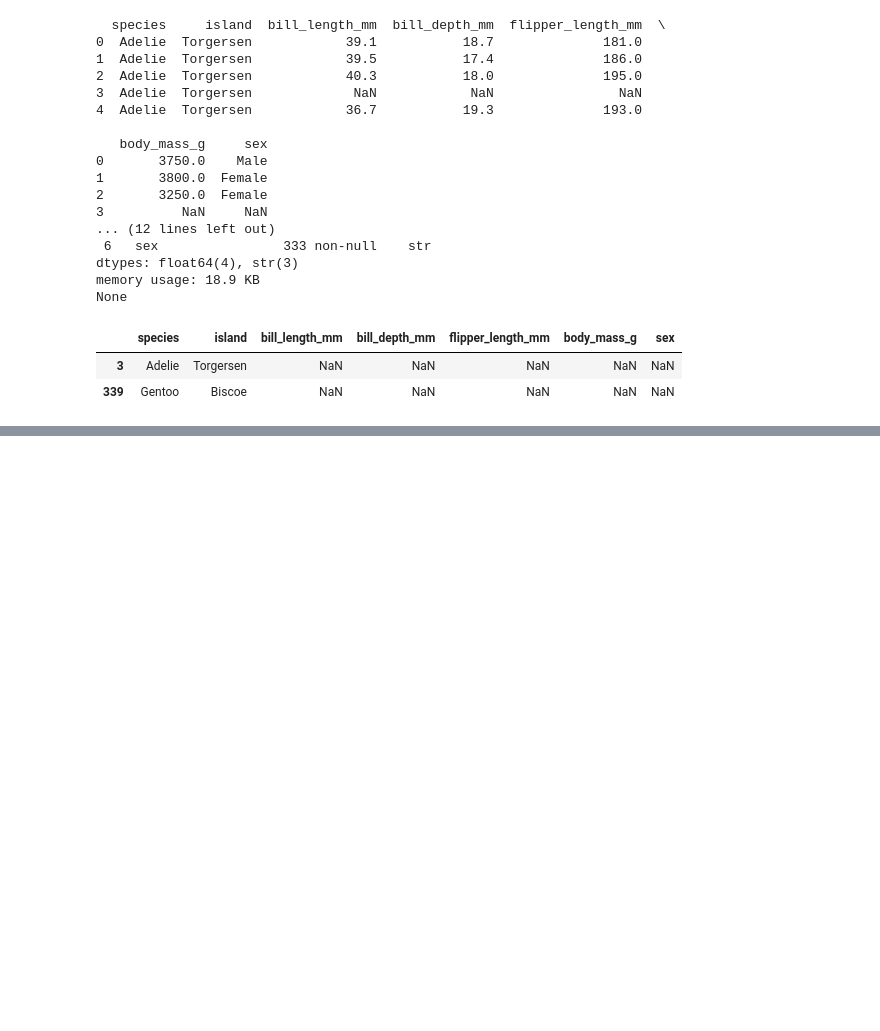
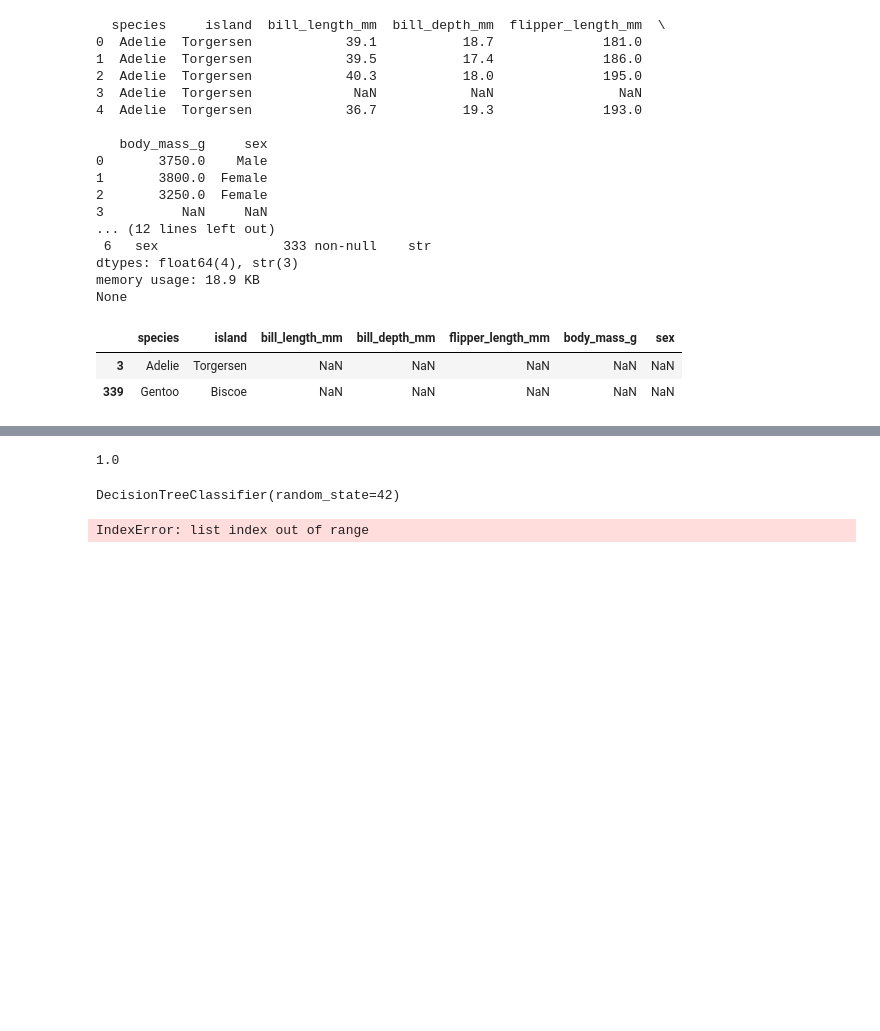
Before and after one commit to hw-coder92/Gwangju-AI-Academy, a Jupyter notebook: 07.머신러닝/지도학습/02.분류/02.KNN/펭귄데이터.ipynb, the cells around one changed output, grey strips where cells are left out. Drawn from its saved outputs; the diff is of its cells as text; code cells hidden in the pictures; blank space fills up the shorter version.

```diff
--- a/07.머신러닝/지도학습/02.분류/02.KNN/펭귄데이터.ipynb
+++ b/07.머신러닝/지도학습/02.분류/02.KNN/펭귄데이터.ipynb
@@ -77,0 +91,4 @@ df
+# %%
+df['sex'] = df['sex'].mode()[0]
+
+print(df)
@@ -77,0 +113,3 @@ df
+# %%
+le_sex = LabelEncoder()
+df['sex'] = le_sex.fit_transform(df['sex'])
@@ -77,0 +151,42 @@ df
+# %%
+model = KNeighborsClassifier(n_neighbors=5)
+
+model.fit(X_train,y_train)
+
+# 예측
+
+pred = model.predict(X_test)
+print(accuracy_score(y_test,pred))
+# %% [output]
+1.0
+# %%
+from sklearn.tree import DecisionTreeClassifier
+from sklearn.tree import DecisionTreeClassifier, plot_tree
+import matplotlib.pyplot as plt
+import pandas as pd
+
+model = DecisionTreeClassifier(random_state=42)  # 단점: 과적합
+
+X = df.drop(columns=['species'])
+y = df['species']
+
+model.fit(X,y)
+# %% [output]
+DecisionTreeClassifier(random_state=42)
+# %%
+plt.figure(figsize=(10, 6))
+
+plot_tree(
+    model,
+    # feature_names = X.columns,      # 컬럼명 표시
+    feature_names = ["bill_length_mm", "bill_depth_mm", "flipper_length_mm","body_mass_g"],
+    class_names=["No", "Yes"],    # 0,1 이름 변경
+    filled=True,                  # 색상
+    rounded=True,                 # 둥근 모서리
+    fontsize=12
+)
+
+plt.show()
+# %% [output]
+IndexError: list index out of range
+[figure, added]
```
Also changed, not shown: parts of 6 cells of this notebook, 10 other files.
